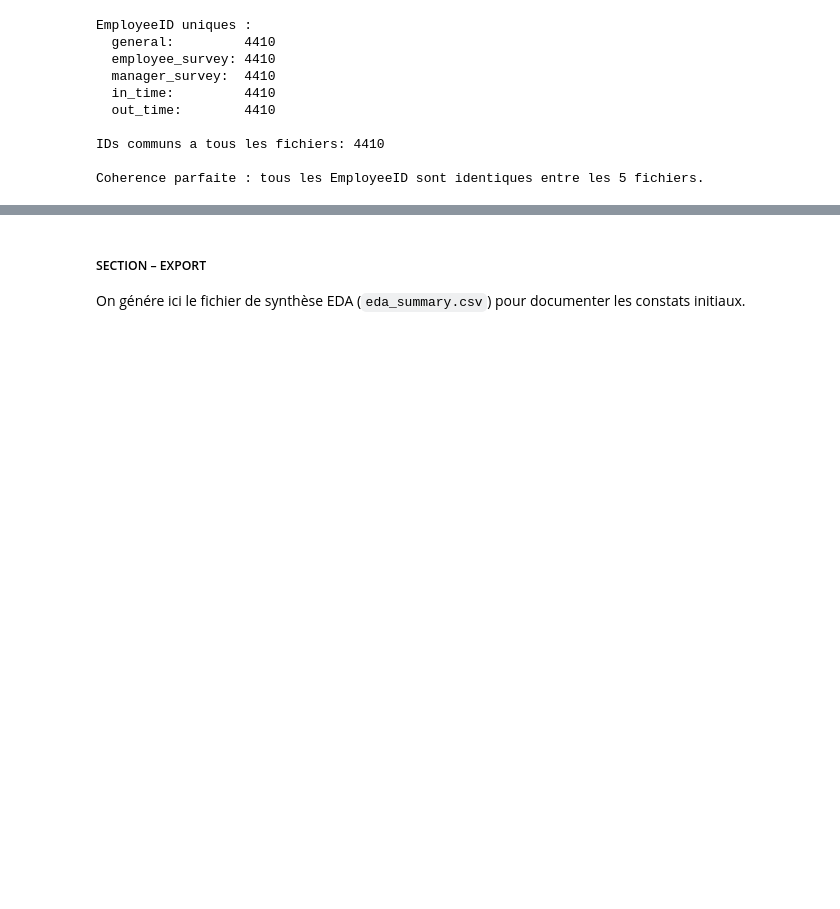
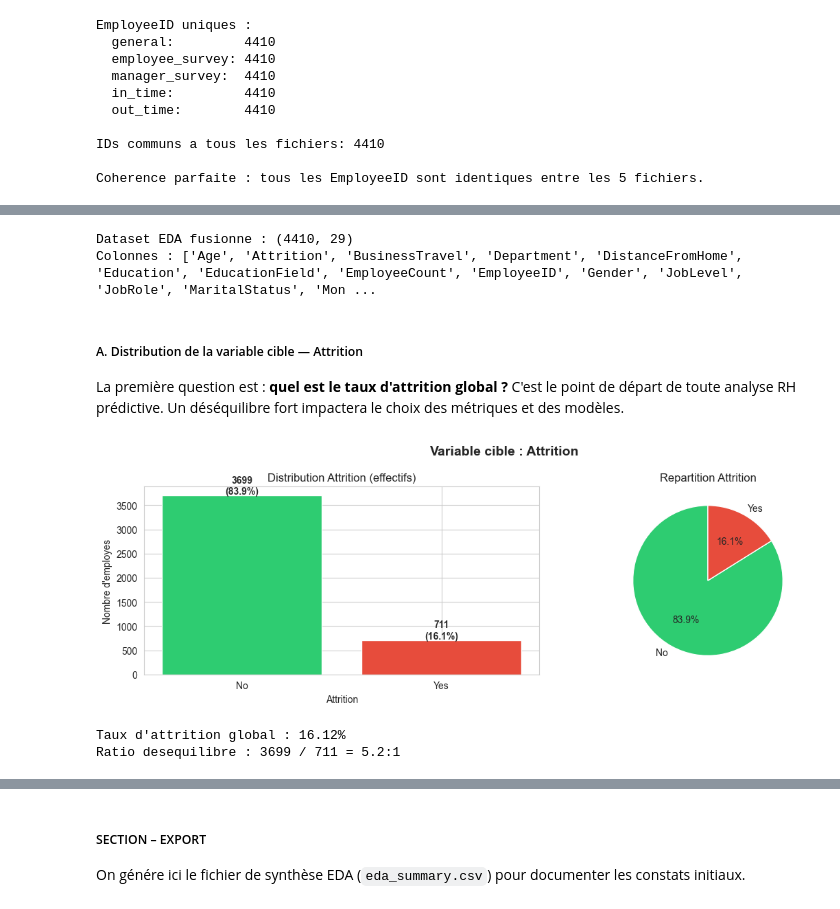
Before and after one commit to AirG213/humanforyou-attrition-ml, a Jupyter notebook: notebooks/01_EDA.ipynb, the cells around one changed output, grey strips where cells are left out. Drawn from its saved outputs; the diff is of its cells as text; code cells hidden in the pictures; blank space fills up the shorter version.

```diff
--- a/notebooks/01_EDA.ipynb
+++ b/notebooks/01_EDA.ipynb
@@ -15,7 +21,13 @@ Cette cellule importe les bibliothèques nécessaires à l'analyse exploratoire
 # Imports nécessaires pour l'analyse exploratoire et la gestion des chemins.
 import pandas as pd
 import numpy as np
+import matplotlib.pyplot as plt
+import seaborn as sns
 import os
+
+# Configuration graphique
+plt.rcParams['figure.dpi'] = 100
+sns.set_style('whitegrid')
 # %% [markdown]
 ##### SECTION – LOAD DATA
 
@@ -284,0 +316,43 @@ Coherence parfaite : tous les EmployeeID sont identiques entre les 5 fichiers.
+# %%
+# Fusion temporaire des 3 tables RH pour l'analyse exploratoire visuelle.
+df_eda = general.merge(employee_survey, on='EmployeeID', how='inner') \
+                .merge(manager_survey, on='EmployeeID', how='inner')
+print(f'Dataset EDA fusionne : {df_eda.shape}')
+print(f'Colonnes : {df_eda.columns.tolist()}')
+# %% [output]
+Dataset EDA fusionne : (4410, 29)
+Colonnes : ['Age', 'Attrition', 'BusinessTravel', 'Department', 'DistanceFromHome', 'Education', 'EducationField', 'EmployeeCount', 'EmployeeID', 'Gender', 'JobLevel', 'JobRole', 'MaritalStatus', 'Mon ...
+# %% [markdown]
+##### A. Distribution de la variable cible — Attrition
+
+La première question est : **quel est le taux d'attrition global ?** C'est le point de départ de toute analyse RH prédictive. Un déséquilibre fort impactera le choix des métriques et des modèles.
+# %%
+# Distribution de la variable cible Attrition.
+attrition_counts = df_eda['Attrition'].value_counts()
+attrition_pct = df_eda['Attrition'].value_counts(normalize=True) * 100
+
+fig, axes = plt.subplots(1, 2, figsize=(12, 4))
+
+# Barplot count
+axes[0].bar(attrition_counts.index, attrition_counts.values, color=['#2ecc71', '#e74c3c'])
+axes[0].set_title('Distribution Attrition (effectifs)')
+axes[0].set_xlabel('Attrition')
+axes[0].set_ylabel('Nombre d\'employes')
+for i, (v, p) in enumerate(zip(attrition_counts.values, attrition_pct.values)):
+    axes[0].text(i, v + 30, f'{v}\n({p:.1f}%)', ha='center', fontweight='bold')
+
+# Pie chart
+axes[1].pie(attrition_counts.values, labels=attrition_counts.index,
+            autopct='%1.1f%%', colors=['#2ecc71', '#e74c3c'], startangle=90)
+axes[1].set_title('Repartition Attrition')
+
+plt.suptitle('Variable cible : Attrition', fontsize=14, fontweight='bold')
+plt.tight_layout()
+plt.show()
+
+print(f'Taux d\'attrition global : {attrition_pct.get("Yes", 0):.2f}%')
+print(f'Ratio desequilibre : {attrition_counts.get("No", 0)} / {attrition_counts.get("Yes", 0)} = {attrition_counts.get("No", 0) / max(attrition_counts.get("Yes", 1), 1):.1f}:1')
+# %% [output]
+[figure, added]
+Taux d'attrition global : 16.12%
+Ratio desequilibre : 3699 / 711 = 5.2:1
```
Also changed, not shown: parts of 19 cells of this notebook, 9 other files.
